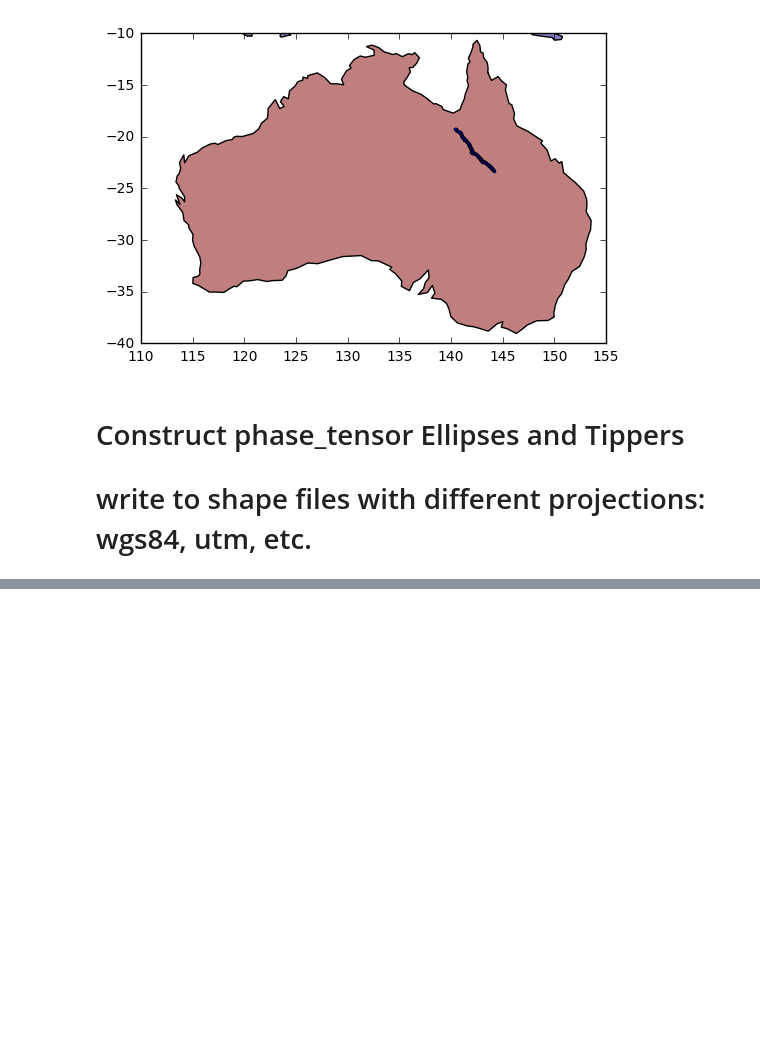
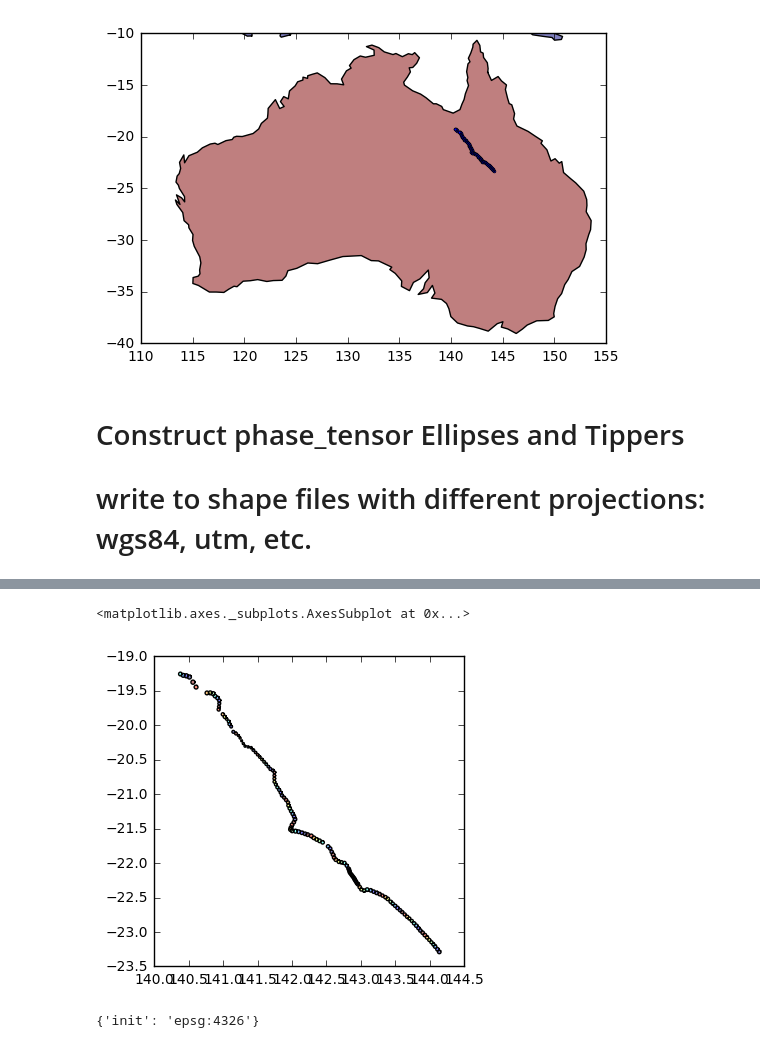
Before and after one commit to MTgeophysics/mtpy, a Jupyter notebook: examples/notebooks/geopandas_csv2shp.ipynb, the cells around one changed output, grey strips where cells are left out. Drawn from its saved outputs; the diff is of its cells as text; code cells hidden in the pictures; blank space fills up the shorter version.

```diff
--- a/examples/notebooks/geopandas_csv2shp.ipynb
+++ b/examples/notebooks/geopandas_csv2shp.ipynb
@@ -263,0 +363,2 @@ def create_phase_tensor_shp(csvfile):
+# %%
+p= create_phase_tensor_ellipse_shp(path2csv)
@@ -263,0 +379,9 @@ def create_phase_tensor_shp(csvfile):
+# %%
+p.plot()
+# %% [output]
+<matplotlib.axes._subplots.AxesSubplot at 0x...>
+[figure, added]
+# %%
+print p.crs
+# %% [output]
+{'init': 'epsg:4326'}
```
Also changed, not shown: parts of 15 cells of this notebook, 1 other file.
